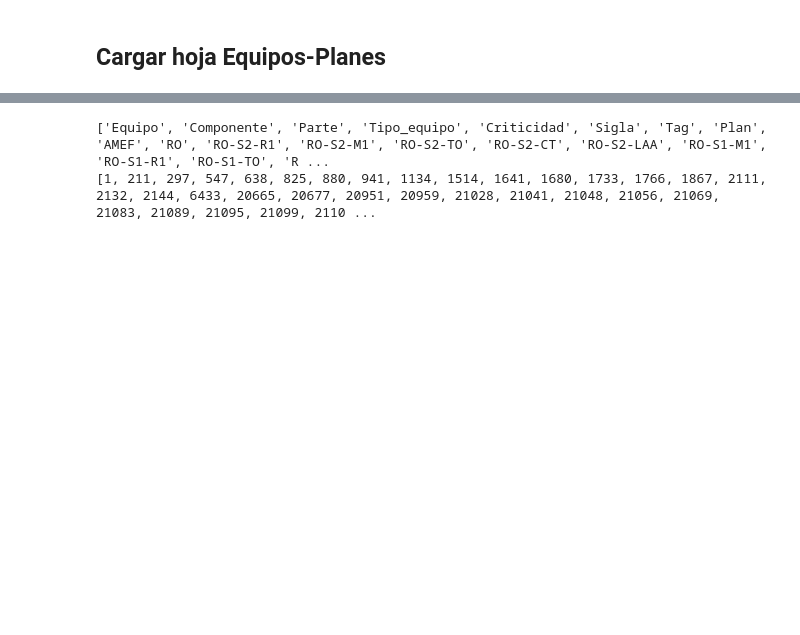
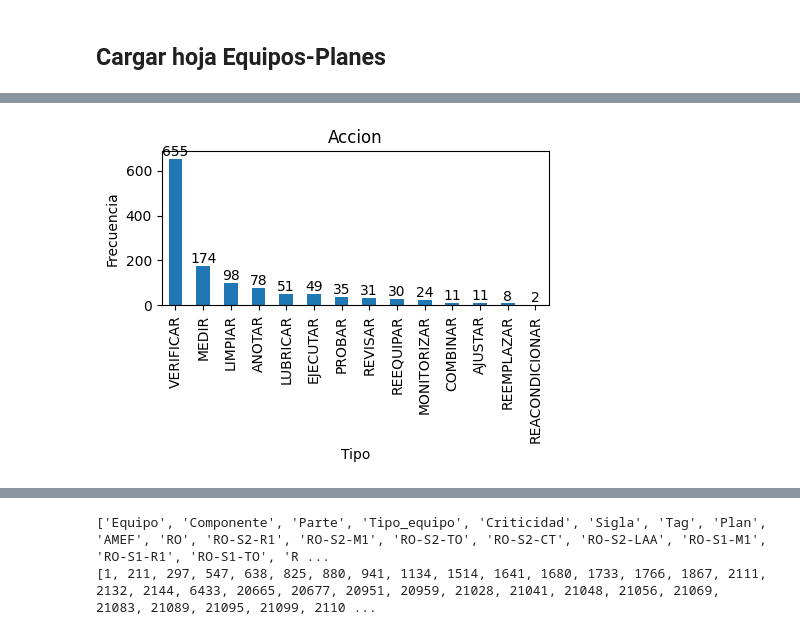
Before and after one commit to raulink/planes_mantenimiento, a Jupyter notebook: main.ipynb, the cells around one changed output, grey strips where cells are left out. Saved outputs shown, nothing was run; the diff lists cells and outputs as text; code cells hidden in the pictures; blank space fills up the shorter version.

```diff
--- a/main.ipynb
+++ b/main.ipynb
@@ -79,10 +97,9 @@ else:
     print("Leyendo desde URL")
     df_planes = pd.read_csv(csv_raw,header=3)
     df_planes.to_csv(filename,index=False)
+# Eliminar si tiene valores nulos
+#df_planes = df_planes [df_planes .Plan.notnull()]
 print(df_planes.shape)
-# Eliminar si tiene valores nulos
-df_planes = df_planes [df_planes .Plan.notnull()]
-print(df_planes.shape)
 # %% [output]
 https://docs.google.com/spreadsheets/d/1OkECu7qNfGZxX_rc2RDbaz0A-oE_gUwJ0P2tjU_x-q0/export?format=csv&gid=1199302294
 Leyendo desde Archivo
@@ -91,2 +135,12 @@ Leyendo desde Archivo
+# %%
+ax = df_planes.value_counts('Accion').plot(kind='bar', title='Accion', figsize=(5, 2), xlabel='Tipo', ylabel='Frecuencia')
+
+for container in ax.containers:
+    ax.bar_label(container, fmt='%d')
+
+# Display the plot
+plt.show()
+# %% [output]
+[figure, added]
 # %%
 df_update = df_planes[~df_planes.Accion.isna()]     # Filtrar solo las columnas de dfPlanes que no tienen accion
```
Also changed, not shown: parts of 17 cells of this notebook.
